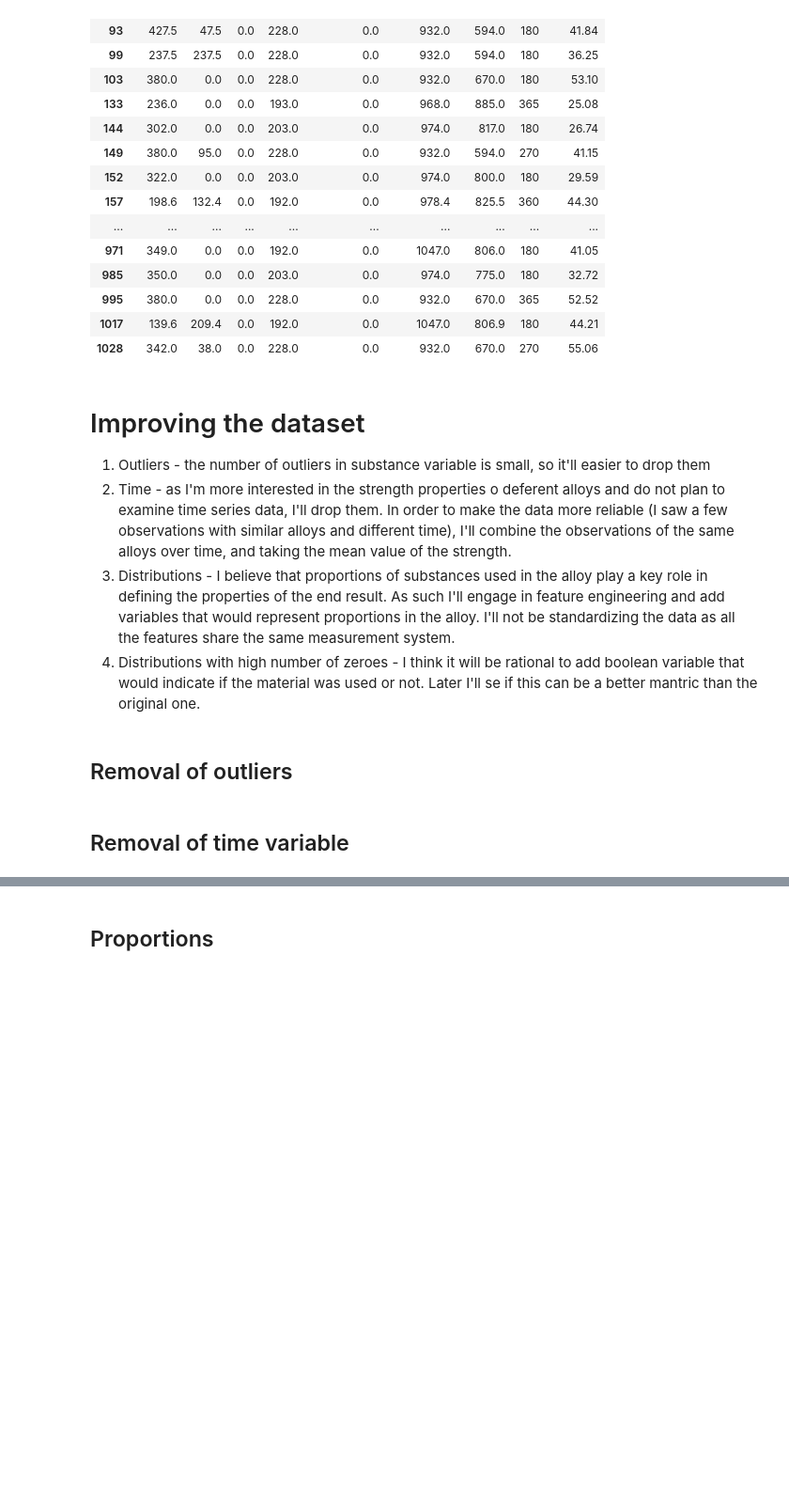
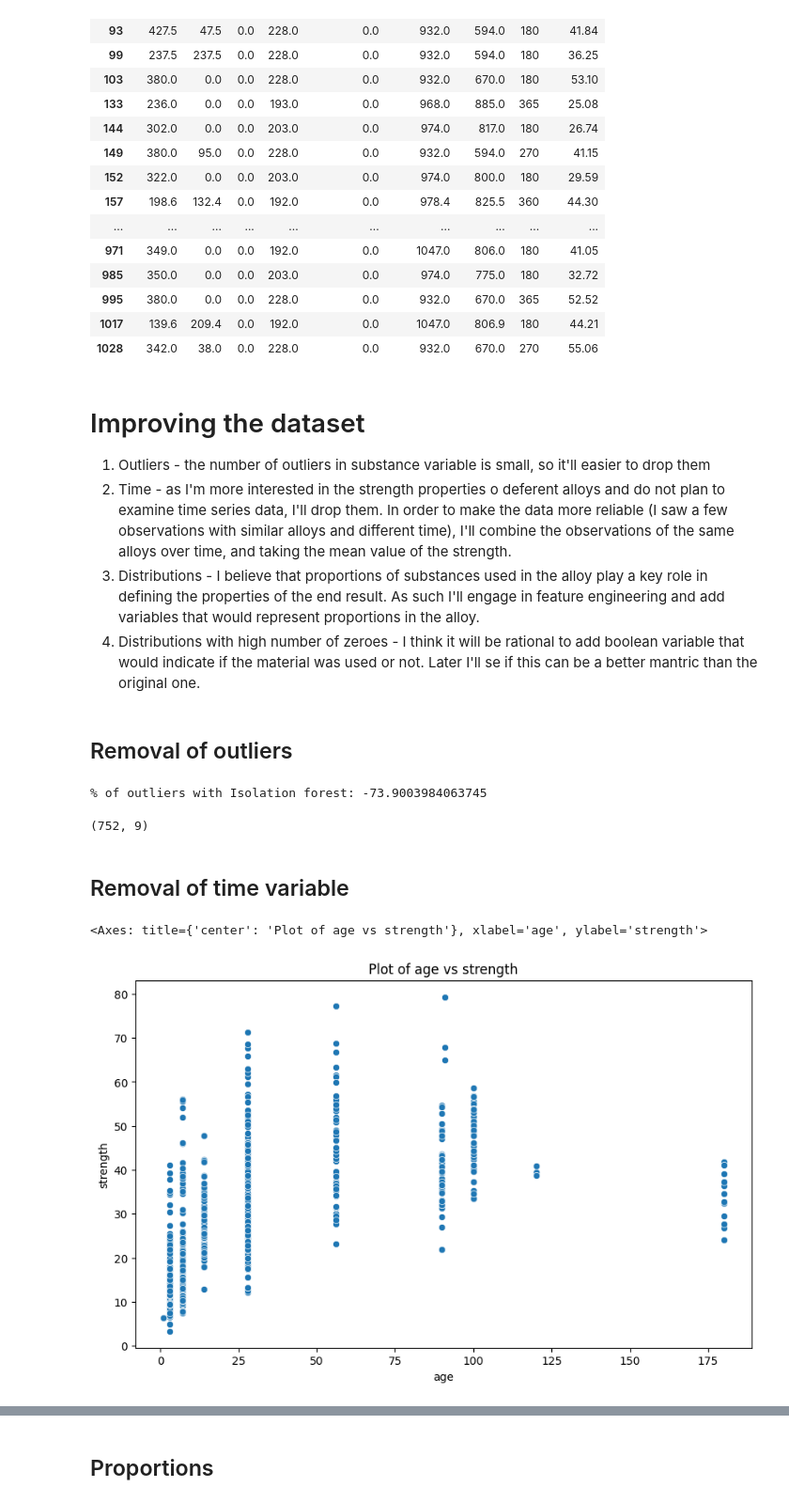
Before and after one commit to AndreyLebedinskiy/Concrete-properties-estimation, a Jupyter notebook: UOLProject.ipynb, the cells around one changed output, grey strips where cells are left out. Shown at 94% size. Saved outputs shown, nothing was run; the diff lists cells and outputs as text; code cells hidden in the pictures; blank space fills up the shorter version.

```diff
--- a/UOLProject.ipynb
+++ b/UOLProject.ipynb
@@ -208,7 +227,7 @@ data[data['age'] > 150]
 # Improving the dataset
 1) Outliers - the number of outliers in substance variable is small, so it'll easier to drop them
 2) Time - as I'm more interested in the strength properties o deferent alloys and do not plan to examine time series data, I'll drop them. In order to make the data more reliable (I saw a few observations with similar alloys and different time), I'll combine the observations of the same alloys over time, and taking the mean value of the strength.
-3) Distributions - I believe that proportions of substances used in the alloy play a key role in defining the properties of the end result. As such I'll engage in feature engineering and add variables that would represent proportions in the alloy. I'll not be standardizing the data as all the features share the same measurement system.
+3) Distributions - I believe that proportions of substances used in the alloy play a key role in defining the properties of the end result. As such I'll engage in feature engineering and add variables that would represent proportions in the alloy.
 4) Distributions with high number of zeroes - I think it will be rational to add boolean variable that would indicate if the material was used or not. Later I'll se if this can be a better mantric than the original one.
 # %% [markdown]
 ## Removal of outliers
@@ -219,5 +239,28 @@ data = data.loc[data['superplastic'] <= 25]
+# %%
+#Attempted to use isolationForest, but my dataset turned out to be a little to small for the effective use of the algorithm
+
+#As my dataset is extremely small, I've chosen a big number for the amount of regressors (in order to preserve more observations)
+outliers = IsolationForest(n_estimators=200, random_state=random_state).fit_predict(data.values)
+
+outliers = (outliers+1)//2
+print('% of outliers with Isolation forest:', 1 - (np.sum(outliers) / data.shape[0]) * 100)
+
+data = data.loc[np.array(data.index)[outliers == 1]]
+data.shape
+# %% [output]
+% of outliers with Isolation forest: -73.9003984063745
+(752, 9)
 # %% [markdown]
 ## Removal of time variable
+# %%
+#just want to see the actual correlation between time and strength
+plt.figure(figsize=(10,6))
+plt.title('Plot of age vs strength')
+sns.scatterplot(data=data, x='age', y= 'strength')
+#looks like there is a nonlinear correlation
+# %% [output]
+<Axes: title={'center': 'Plot of age vs strength'}, xlabel='age', ylabel='strength'>
+[figure, added]
 # %%
 data = data.groupby(['cement', 'slag', 'ash', 'water', 'superplastic', 'coarseagg', 'fineagg'])['strength'].mean().reset_index()
 # %%
```
Also changed, not shown: parts of 21 cells of this notebook.
